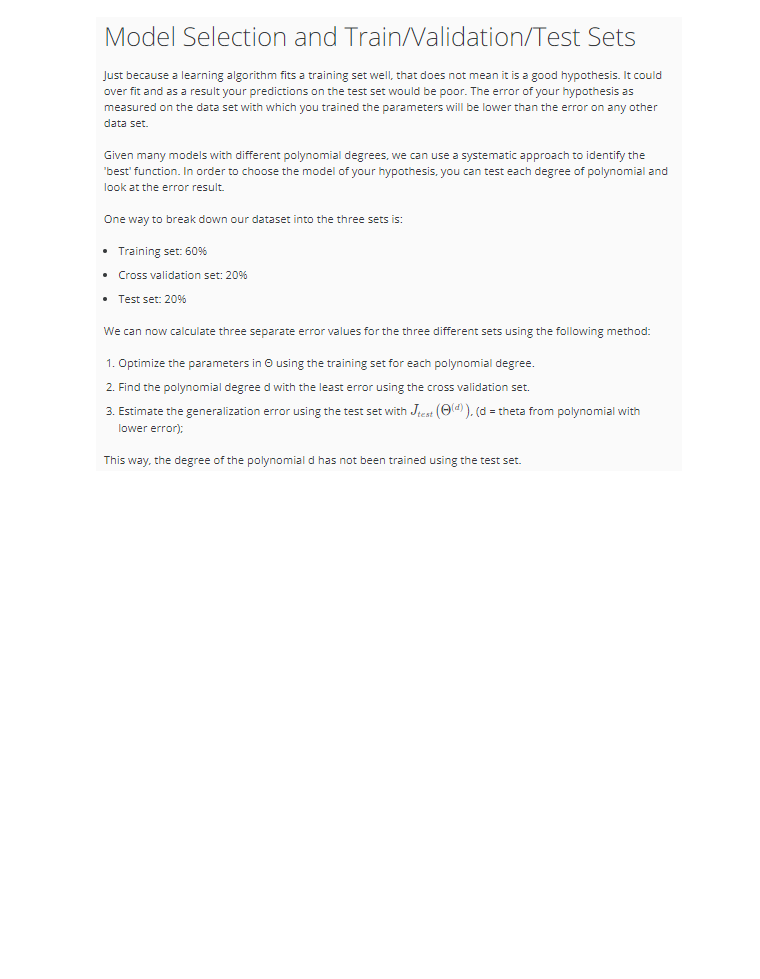
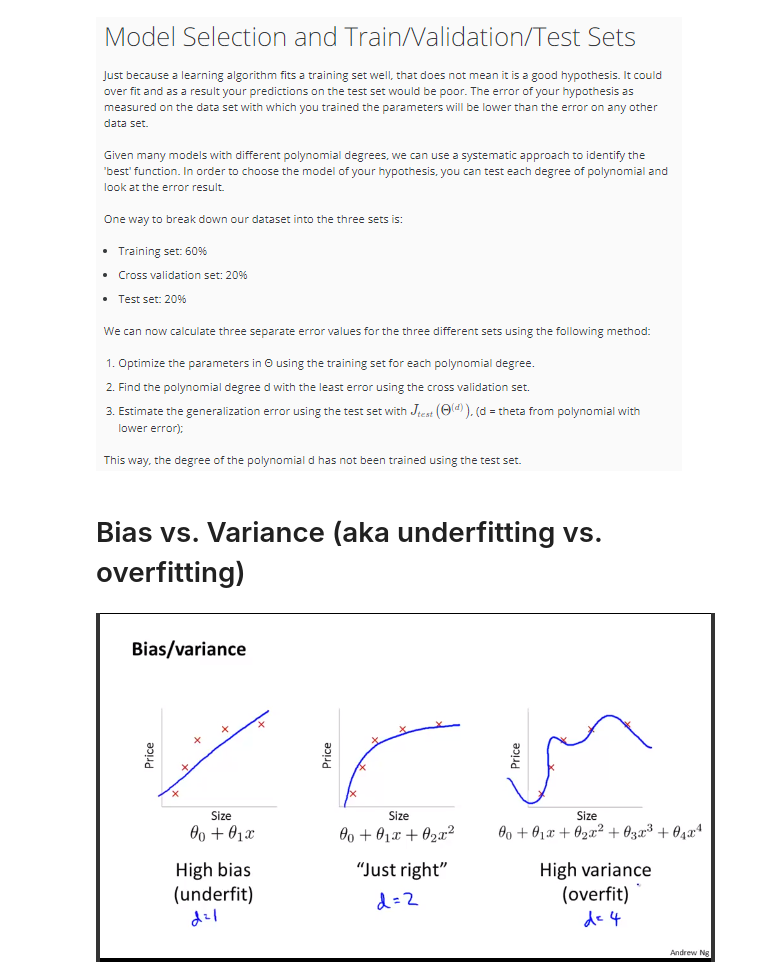
Before and after one commit to louloret/Andrew-NG-Machine-Learning, a Jupyter notebook: Week 6 Advice for Applying Machine Learning-checkpoint.ipynb, the cells around one changed output. Saved outputs shown, nothing was run; the diff lists cells and outputs as text; code cells hidden in the pictures; blank space fills up the shorter version.

```diff
--- a/Week 6 Advice for Applying Machine Learning-checkpoint.ipynb
+++ b/Week 6 Advice for Applying Machine Learning-checkpoint.ipynb
@@ -90,3 +90,9 @@ Image(filename =  path + "validate_nd_test.png")
 Image(filename =  path + "model_selection_summary.png")
 # %% [output]
 [figure]
+# %% [markdown]
+# Bias vs. Variance (aka underfitting vs. overfitting)
+# %%
+Image(filename =  path + "bias_vs_variance.png")
+# %% [output]
+[figure, added]
```
Also changed, not shown: parts of 8 cells of this notebook.
